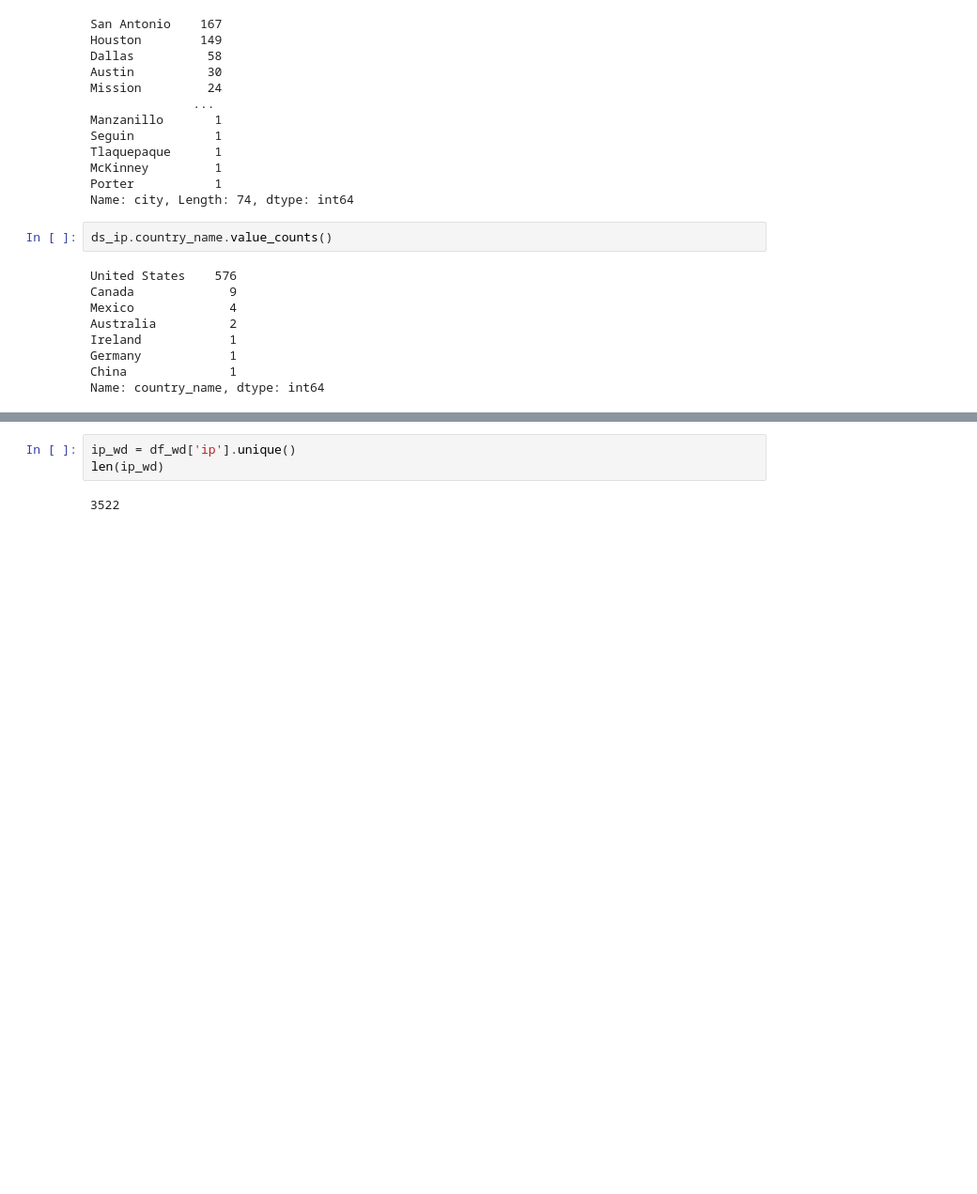
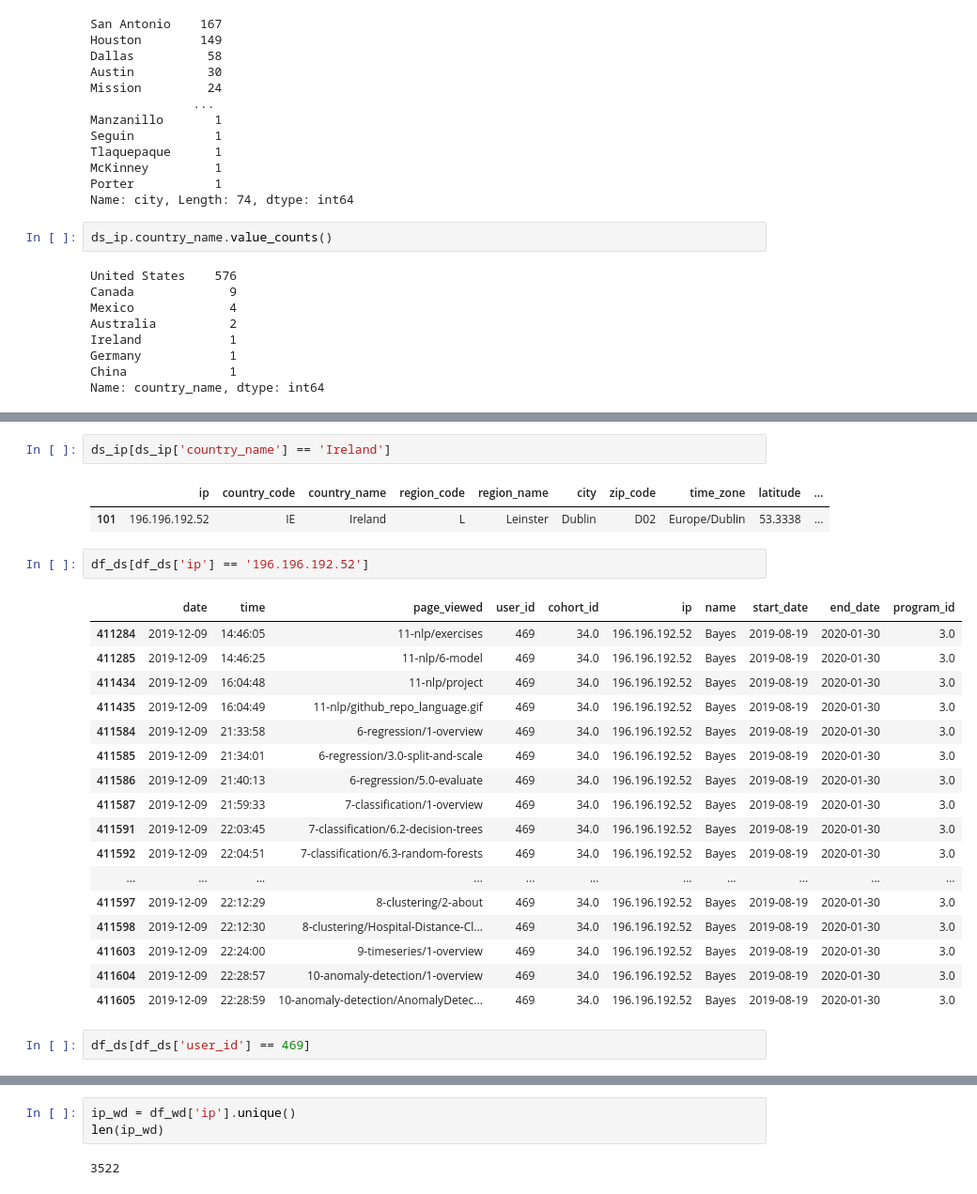
Before and after one commit to AI-Gomez/anomaly-detection-project, a Jupyter notebook: notebook.ipynb, the cells around one changed output, grey strips where cells are left out. Shown at 94% size. Saved outputs shown, nothing was run; the diff lists cells and outputs as text; blank space fills up the shorter version.

```diff
--- a/notebook.ipynb
+++ b/notebook.ipynb
@@ -1286,0 +1422,27 @@ which users are from where and what kind of acccess have they had and how long d
+# %%
+ds_ip[ds_ip['country_name'] == 'Ireland']
+# %% [output]
+|  | ip | country_code | country_name | region_code | region_name | city | zip_code | time_zone | latitude | ... |
+| 101 | 196.196.192.52 | IE | Ireland | L | Leinster | Dublin | D02 | Europe/Dublin | 53.3338 | ... |
+# %%
+df_ds[df_ds['ip'] == '196.196.192.52']
+# %% [output]
+|  | date | time | page_viewed | user_id | cohort_id | ip | name | start_date | end_date | program_id |
+| 411284 | 2019-12-09 | 14:46:05 | 11-nlp/exercises | 469 | 34.0 | 196.196.192.52 | Bayes | 2019-08-19 | 2020-01-30 | 3.0 |
+| 411285 | 2019-12-09 | 14:46:25 | 11-nlp/6-model | 469 | 34.0 | 196.196.192.52 | Bayes | 2019-08-19 | 2020-01-30 | 3.0 |
+| 411434 | 2019-12-09 | 16:04:48 | 11-nlp/project | 469 | 34.0 | 196.196.192.52 | Bayes | 2019-08-19 | 2020-01-30 | 3.0 |
+| 411435 | 2019-12-09 | 16:04:49 | 11-nlp/github_repo_language.gif | 469 | 34.0 | 196.196.192.52 | Bayes | 2019-08-19 | 2020-01-30 | 3.0 |
+| 411584 | 2019-12-09 | 21:33:58 | 6-regression/1-overview | 469 | 34.0 | 196.196.192.52 | Bayes | 2019-08-19 | 2020-01-30 | 3.0 |
+| 411585 | 2019-12-09 | 21:34:01 | 6-regression/3.0-split-and-scale | 469 | 34.0 | 196.196.192.52 | Bayes | 2019-08-19 | 2020-01-30 | 3.0 |
+| 411586 | 2019-12-09 | 21:40:13 | 6-regression/5.0-evaluate | 469 | 34.0 | 196.196.192.52 | Bayes | 2019-08-19 | 2020-01-30 | 3.0 |
+| 411587 | 2019-12-09 | 21:59:33 | 7-classification/1-overview | 469 | 34.0 | 196.196.192.52 | Bayes | 2019-08-19 | 2020-01-30 | 3.0 |
+| 411591 | 2019-12-09 | 22:03:45 | 7-classification/6.2-decision-trees | 469 | 34.0 | 196.196.192.52 | Bayes | 2019-08-19 | 2020-01-30 | 3.0 |
+| 411592 | 2019-12-09 | 22:04:51 | 7-classification/6.3-random-forests | 469 | 34.0 | 196.196.192.52 | Bayes | 2019-08-19 | 2020-01-30 | 3.0 |
+| ... | ... | ... | ... | ... | ... | ... | ... | ... | ... | ... |
+| 411597 | 2019-12-09 | 22:12:29 | 8-clustering/2-about | 469 | 34.0 | 196.196.192.52 | Bayes | 2019-08-19 | 2020-01-30 | 3.0 |
+| 411598 | 2019-12-09 | 22:12:30 | 8-clustering/Hospital-Distance-Cl... | 469 | 34.0 | 196.196.192.52 | Bayes | 2019-08-19 | 2020-01-30 | 3.0 |
+| 411603 | 2019-12-09 | 22:24:00 | 9-timeseries/1-overview | 469 | 34.0 | 196.196.192.52 | Bayes | 2019-08-19 | 2020-01-30 | 3.0 |
+| 411604 | 2019-12-09 | 22:28:57 | 10-anomaly-detection/1-overview | 469 | 34.0 | 196.196.192.52 | Bayes | 2019-08-19 | 2020-01-30 | 3.0 |
+| 411605 | 2019-12-09 | 22:28:59 | 10-anomaly-detection/AnomalyDetec... | 469 | 34.0 | 196.196.192.52 | Bayes | 2019-08-19 | 2020-01-30 | 3.0 |
+# %%
+df_ds[df_ds['user_id'] == 469]
```
Also changed, not shown: parts of 51 cells of this notebook.
